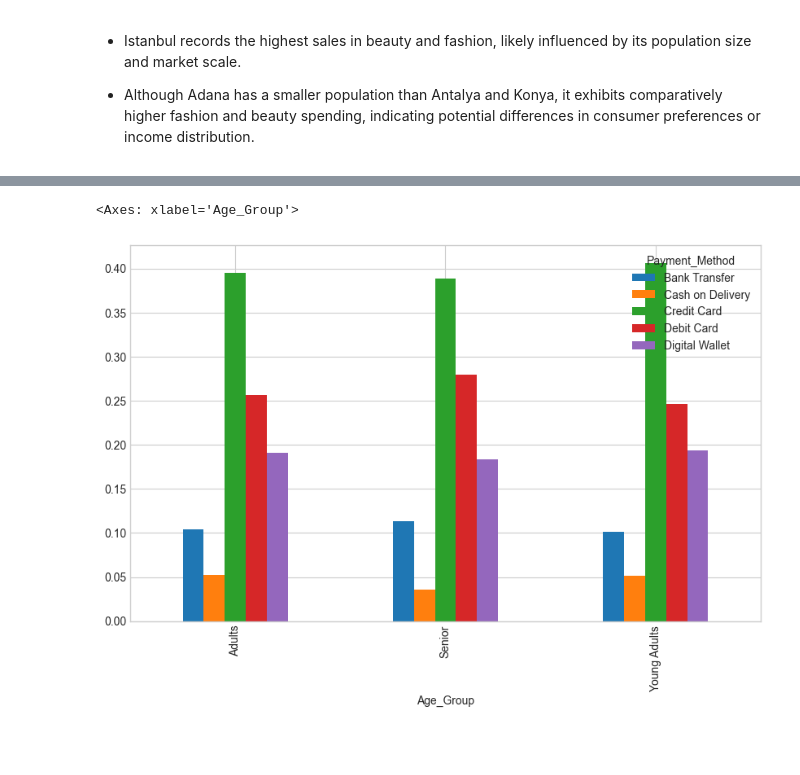
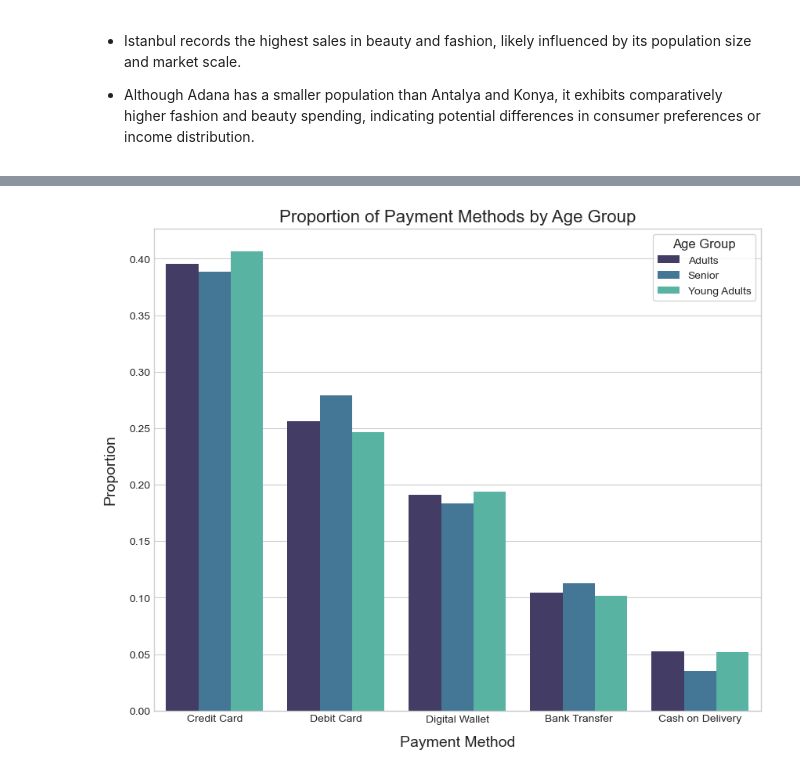
Before and after one commit to danielcamacho9712/EDA_E-Commerce_Project, a Jupyter notebook: eda_project.ipynb, the cells around one changed output, grey strips where cells are left out. Cells and saved outputs as stored; diff of their text form; code cells hidden in the pictures; blank space fills up the shorter version.

```diff
--- a/eda_project.ipynb
+++ b/eda_project.ipynb
@@ -347,6 +342,9 @@ sns.scatterplot(data=data_sales[data_sales['Product_Category'] != 'Electronics']
 # Creating Age_Group column
 data_sales['Age_Group'] = data_sales['Age'].apply(lambda x: 'Young Adults' if x < 30 else ('Adults' if x < 60 else 'Senior'))
 
-payment_methods_gender = data_sales.groupby('Age_Group')['Payment_Method'].value_counts(normalize=True).unstack()
-payment_methods_gender
+payment_methods_age = (data_sales.groupby('Age_Group')['Payment_Method']
+                       .value_counts(normalize=True)
+                       .rename('Proportion')
+                       .reset_index())
+payment_methods_age
 # %% [output]
@@ -358,5 +367,18 @@ payment_methods_gender
 # %%
-payment_methods_gender.plot(kind='bar', figsize=(10, 6))
+plt.figure(figsize=(10, 8))
+
+sns.barplot(
+    data=payment_methods_age,
+    x='Payment_Method',
+    y='Proportion',
+    hue='Age_Group',
+    palette='mako'
+)
+
+plt.xlabel('Payment Method', fontsize=14, labelpad=10)
+plt.ylabel('Proportion', fontsize=14, labelpad=10)
+plt.title('Proportion of Payment Methods by Age Group', fontsize=16)
+plt.legend(title='Age Group', title_fontsize=12, frameon=True)
+plt.show()
 # %% [output]
-<Axes: xlabel='Age_Group'>
-[figure, old version]
+[figure, new version]
```
Also changed, not shown: parts of 20 cells of this notebook.
